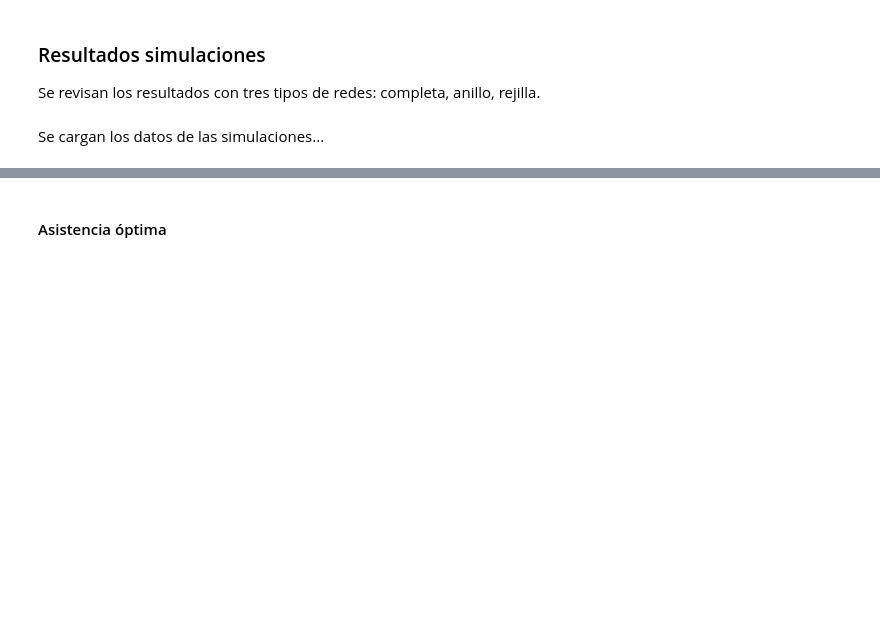
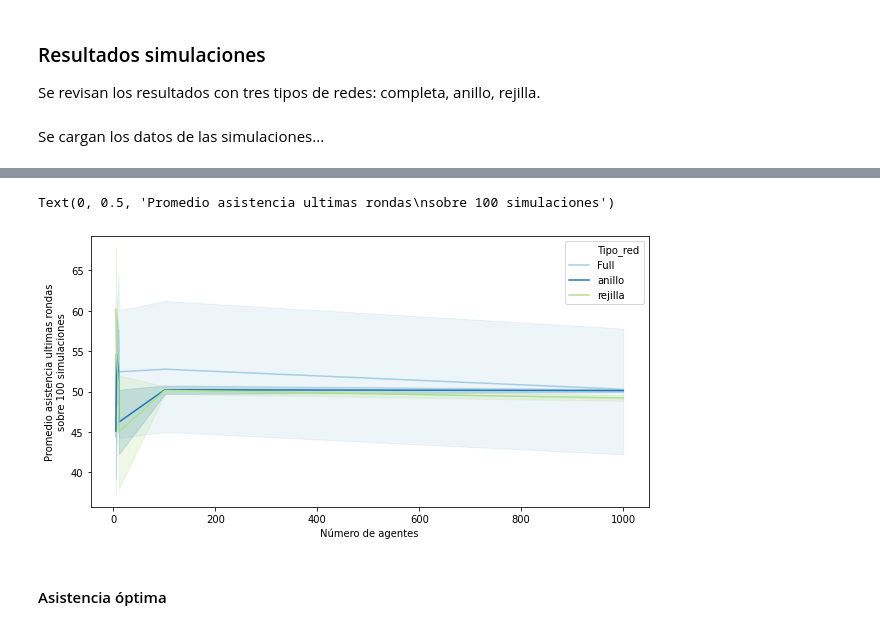
Before and after one commit to Slendercoder/SemilleroMSFS, a Jupyter notebook: Codigos/Resultados.ipynb, the cells around one changed output, grey strips where cells are left out. Saved outputs shown, nothing was run; the diff lists cells and outputs as text; code cells hidden in the pictures; blank space fills up the shorter version.

```diff
--- a/Codigos/Resultados.ipynb
+++ b/Codigos/Resultados.ipynb
@@ -25,0 +28,11 @@ Name: Tipo_red, dtype: int64
+# %%
+aux = data.groupby(['Tipo_red', 'Numero_agentes', 'Identificador', 'Ronda'])['Estado']\
+    .sum().reset_index()
+aux.columns = ['Tipo_red',
+               'Numero_agentes',
+               'Identificador',
+               'Ronda',
+               'Asistencia_total']
+
+aux['Asistencia_total'] = (aux['Asistencia_total']/aux['Numero_agentes'])*100
+aux.head(2)
@@ -25,0 +43,10 @@ Name: Tipo_red, dtype: int64
+# %%
+rondas = aux['Ronda'].unique()
+aux = aux[aux['Ronda'] > rondas[-5]]
+aux = aux.groupby(['Tipo_red', 'Numero_agentes', 'Identificador'])['Asistencia_total']\
+    .mean().reset_index()
+aux.columns = ['Tipo_red',
+               'Numero_agentes',
+               'Identificador',
+               'Asistencia_total']
+aux.head()
@@ -26,3 +60,11 @@ Name: Tipo_red, dtype: int64
+# %%
+fig = plt.subplots(figsize=(10,5))
+sns.lineplot(x=aux['Numero_agentes'], y=aux['Asistencia_total'], hue=aux['Tipo_red'])
+plt.xlabel('Número de agentes')
+plt.ylabel('Promedio asistencia ultimas rondas\nsobre 100 simulaciones')
+# %% [output]
+Text(0, 0.5, 'Promedio asistencia ultimas rondas\nsobre 100 simulaciones')
+[figure, added]
 # %% [markdown]
 #### Asistencia óptima
 # %%
```
Also changed, not shown: parts of 8 cells of this notebook.
